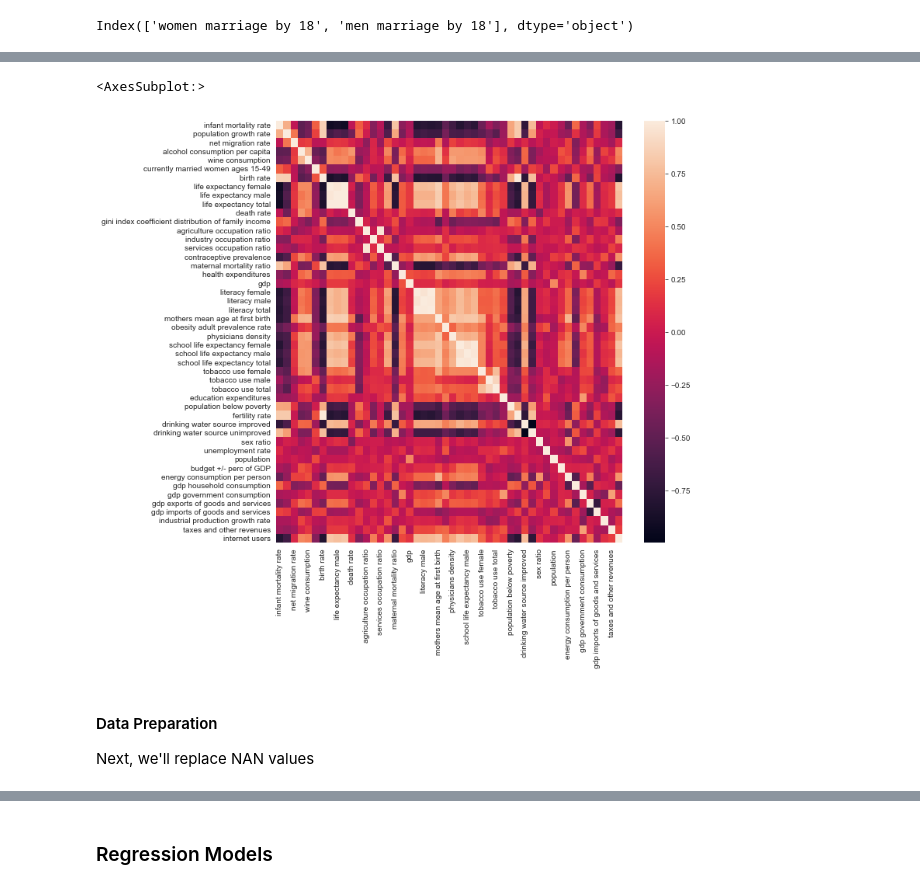
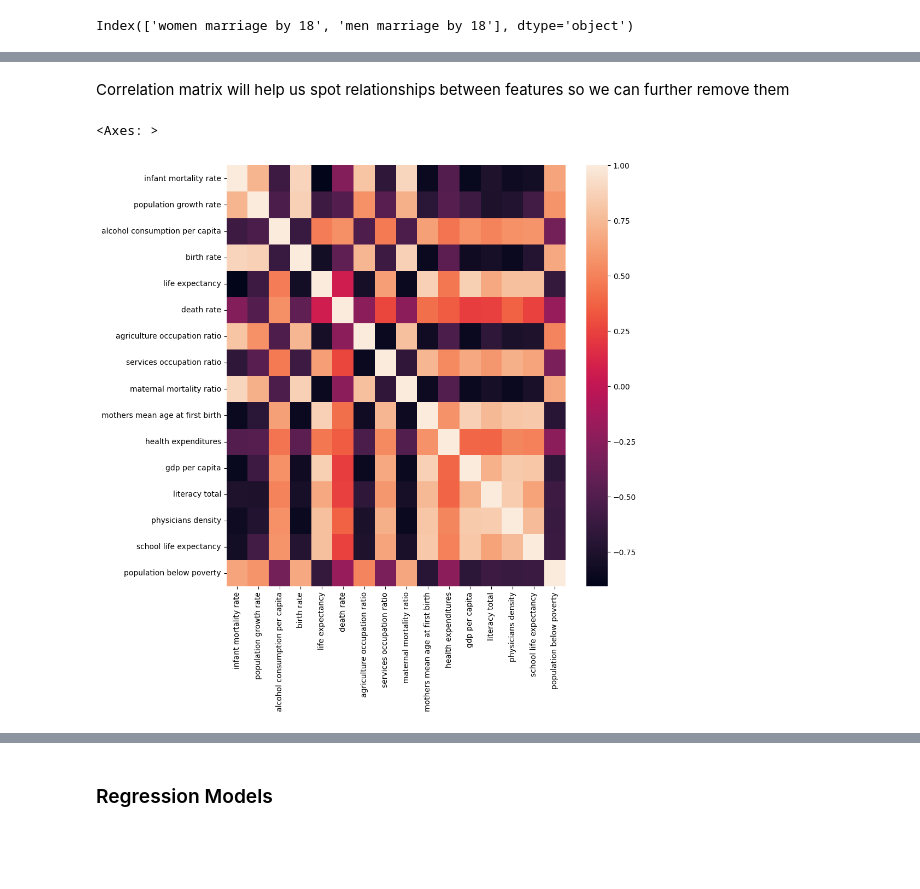
Before and after one commit to farqlia/WorldCountriesProject, a Jupyter notebook: notebooks/Analysis Of Median Age.ipynb, the cells around one changed output, grey strips where cells are left out. Cells and saved outputs as stored; diff of their text form; code cells hidden in the pictures; blank space fills up the shorter version.

```diff
--- a/notebooks/Analysis Of Median Age.ipynb
+++ b/notebooks/Analysis Of Median Age.ipynb
@@ -39,8 +72,8 @@ First, we'll explore the most important metrics: median age and age structure. E
 # %%
-median_age = downloading.open_metric('median age')
-age_structure = downloading.open_metric('age structure')
+median_age = downloading.open_metric('median age')['total']
 # %%
-nan_index = median_age[median_age['total'].isna()].index
-print(nan_index)
+nan_index = median_age[median_age.isna()].index
+print("Countries with missing median age: ", list(nan_index))
 median_age = median_age.drop(nan_index)
+countries = median_age.index
 # %% [output]
@@ -137,0 +221,8 @@ plt.scatter(median_age['total'],
+# %%
+features_to_drop = ['currently married women ages 15-49',
+                    'contraceptive prevalence', 'tobacco use total',
+                    'taxes and other revenues', 'population size',
+                    'industry occupation ratio',
+                    'education expenditures']
+
+country_metrics.drop(features_to_drop, axis=1, inplace=True, errors='ignore')
@@ -137,0 +256,3 @@ plt.scatter(median_age['total'],
+# %%
+spearman_correlation_matrix = country_metrics.corr(method='spearman')
+spearman_correlation_matrix
@@ -138,11 +277,8 @@ plt.scatter(median_age['total'],
+# %% [markdown]
+Correlation matrix will help us spot relationships between features so we can further remove them
 # %%
-correlation_matrix = country_metrics.corr()
 plt.figure(figsize=(10, 10))
-sns.heatmap(correlation_matrix)
+sns.heatmap(spearman_correlation_matrix)
 # %% [output]
-<AxesSubplot:>
+<Axes: >
-[figure, old version]
+[figure, new version]
-# %% [markdown]
-#### Data Preparation
-
-Next, we'll replace NAN values
```
Also changed, not shown: parts of 93 cells of this notebook, 54 other files.
